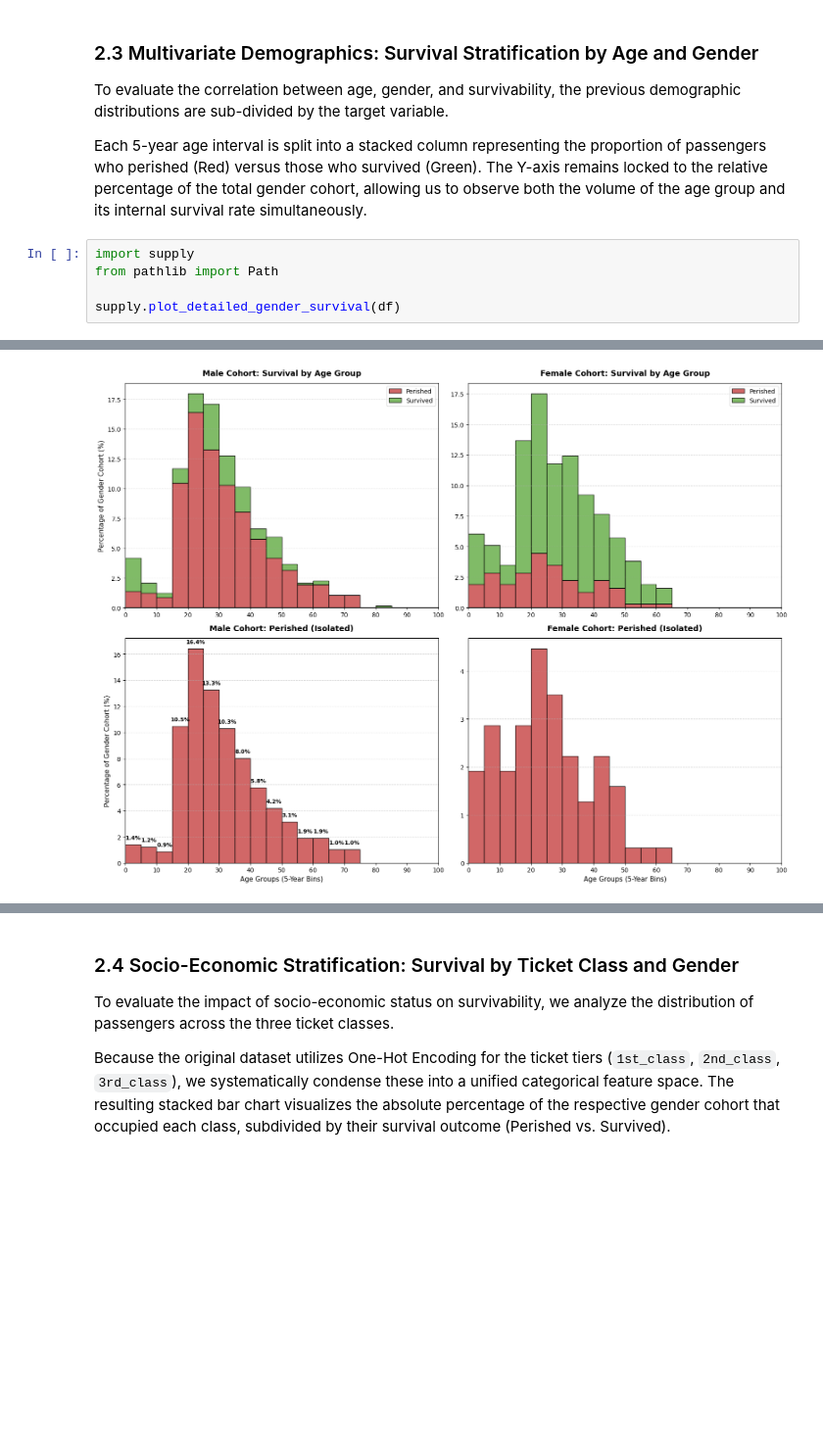
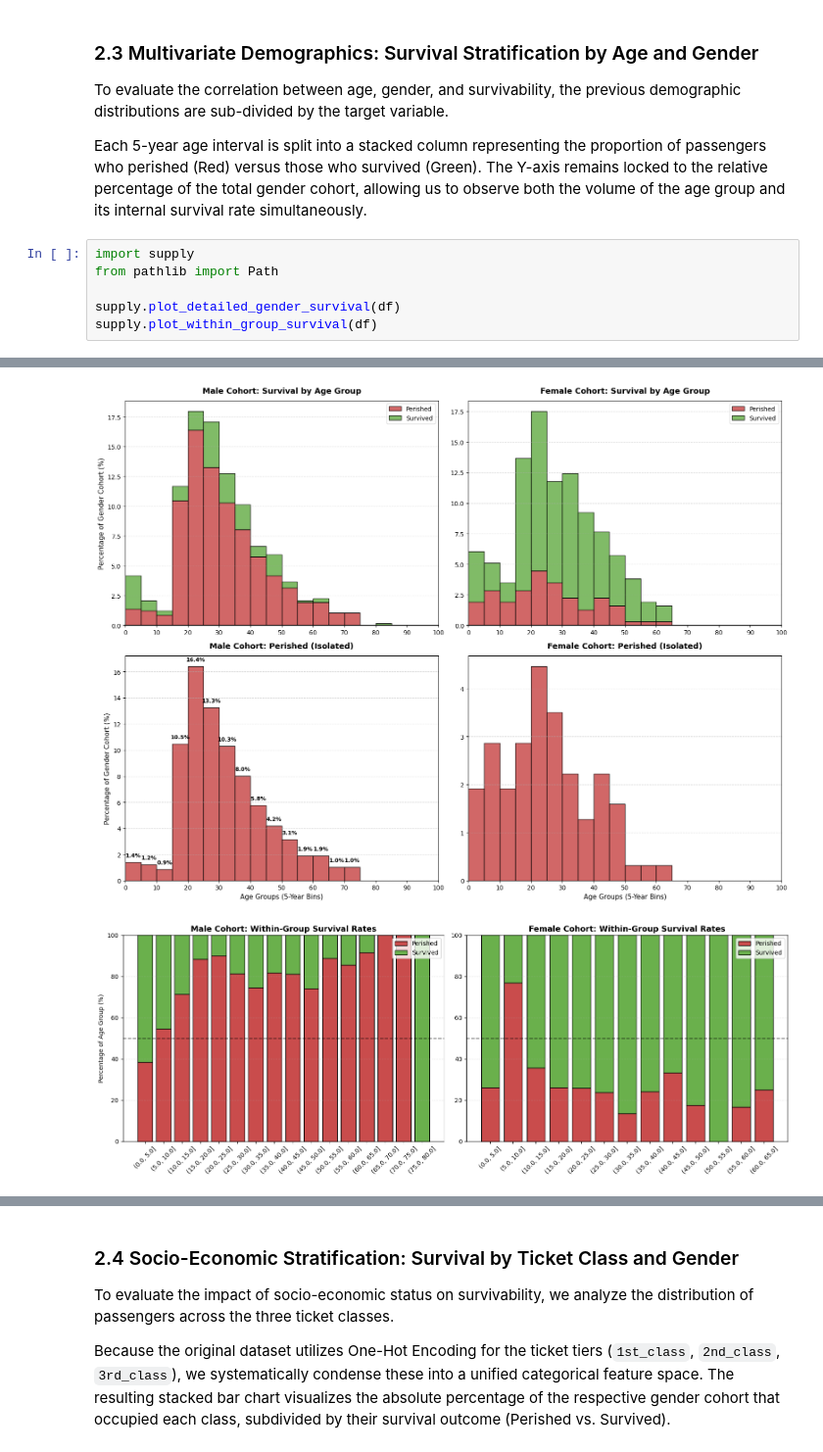
Before and after one commit to oishchen42/MLOps_course, a Jupyter notebook: notebook/week1_titanic1.ipynb, the cells around one changed output, grey strips where cells are left out. Shown at 98% size. Saved outputs shown, nothing was run; the diff lists cells and outputs as text; blank space fills up the shorter version.

```diff
--- a/notebook/week1_titanic1.ipynb
+++ b/notebook/week1_titanic1.ipynb
@@ -169,4 +169,5 @@ import supply
 from pathlib import Path
 
 supply.plot_detailed_gender_survival(df)
+supply.plot_within_group_survival(df)
 # %% [output]
@@ -174 +176,2 @@ supply.plot_detailed_gender_survival(df)
 [figure]
+[figure, added]
```
Also changed, not shown: parts of 36 cells of this notebook, 10 other files.
